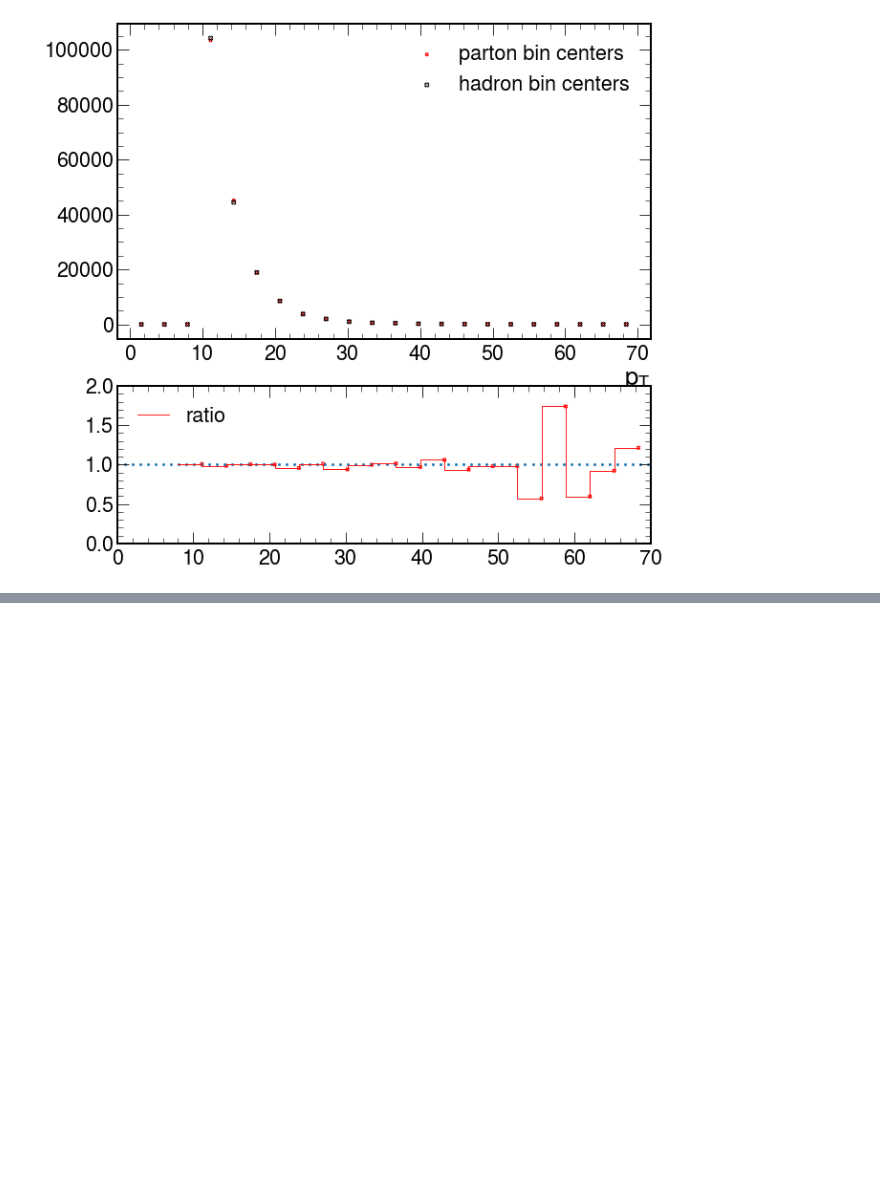
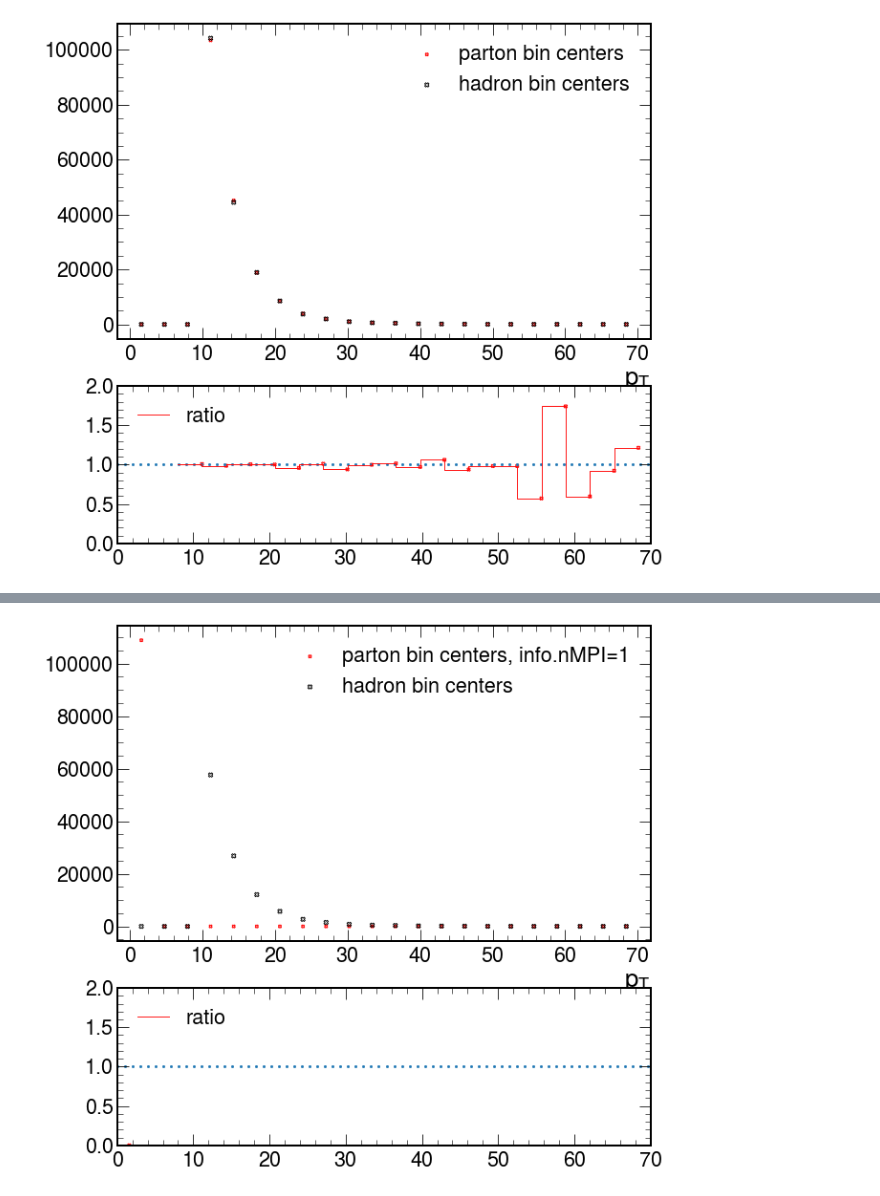
Before and after one commit to AliAlkadhim/NPC_Jets, a Jupyter notebook: pythia_tutorials/analyze_root_files.ipynb, the cells around one changed output, grey strips where cells are left out. Drawn from its saved outputs; the diff is of its cells as text; code cells hidden in the pictures; blank space fills up the shorter version.

Commit message:
weights and root

```diff
--- a/pythia_tutorials/analyze_root_files.ipynb
+++ b/pythia_tutorials/analyze_root_files.ipynb
@@ -690,0 +710,69 @@ with uproot.open('NoMPI_from_Status_30s_Jetsoutput.root') as file:
+# %%
+with uproot.open('NoMPI_from_INFO_Jetsoutput.root') as file:
+    print('file keys', file.keys())
+    tree = file["tree"]
+    print()
+    print('ttree keys',tree.keys())
+    print()
+    print('tree["numJetsParton"] =',tree["numJetsParton"])
+    print()
+    print('tree.show() = ', tree.show())
+    # numJets = tree["numJetsParton"].array(library="np")
+    Partonpt, Hadronpt = tree.arrays(["pTPartonJets","pTHadronJets"], outputtype = tuple)
+    # pt_part = pt["pTPartonJets"]
+    # pt_had = pt["pTHadronJets"]
+    print('Partonpt=', Partonpt)
+    print('Partonpt.shape=', Partonpt.shape)
+    print('Hadrononpt.shape=', Hadronpt.shape)
+
+
+    r=(0,70)
+    b=22
+
+    Partonptcounts, Partonptedges = np.histogram(Partonpt, bins=b, range=r)
+    Hadronptcounts, Hadronptedges = np.histogram(Hadronpt, bins=b, range=r)
+
+    print('Partonptcounts = ', Partonptcounts)
+    print('PartonPartonptcounts.shape = ', Partonptcounts.shape)
+
+
+    Partonptcenters = (Partonptedges[1:]+Partonptedges[:-1])/2
+    Hadronptcenters = (Hadronptedges[1:]+Hadronptedges[:-1])/2
+
+    print('Partonptcounts = ', Partonptcounts)
+
+    print('Partonptcounts.shape = ', Partonptcounts.shape)
+    print('\nPartonptedges.shape =' , Partonptedges.shape)
+    print('\nPartonptcenters.shape =' , Partonptcenters.shape)
+
+
+    fig, (ax1, ax2) = plt.subplots(2, 1, figsize=(10,10), gridspec_kw={'height_ratios': [2,1]})
+
+
+    ax1.scatter(Partonptcenters, Partonptcounts, label='parton bin centers, info.nMPI=1',
+            color="r",facecolors='none', marker="X", s=10, linewidth=0.9)
+
+    ax1.scatter(Hadronptcenters, Hadronptcounts, label='hadron bin centers',
+                color="k",facecolors='none', marker="X", s=20, linewidth=0.9)
+
+
+    ax1.set_xlabel(r'$p_T$')
+    ax1.legend()
+
+    ratio = Hadronptcounts/Partonptcounts
+
+    ax2.scatter(Partonptcenters, ratio,
+            color="r",facecolors='none', marker="X", s=12, linewidth=0.9)
+    ax2.step(Partonptcenters, ratio, label='ratio',
+            color="r",   linewidth=0.9)
+
+    ax2.set_xlim(r)
+    ax2.set_ylim((0,1.8))
+    # ticks=np.linspace(0, 1.7, 4)
+    ticks=[0,0.5,1,1.5,2]
+    ax2.set_yticks(ticks)
+    ones=np.linspace(0,100, num=100)
+
+    ax2.scatter(ones, np.ones(100), marker="o", s=5,linewidth=0.7)
+    ax2.legend(loc='upper left')
+# %% [output]
@@ -690,0 +796 @@ with uproot.open('NoMPI_from_Status_30s_Jetsoutput.root') as file:
+[figure, added]
```
Also changed, not shown: parts of 2 cells of this notebook, 8 other files.
